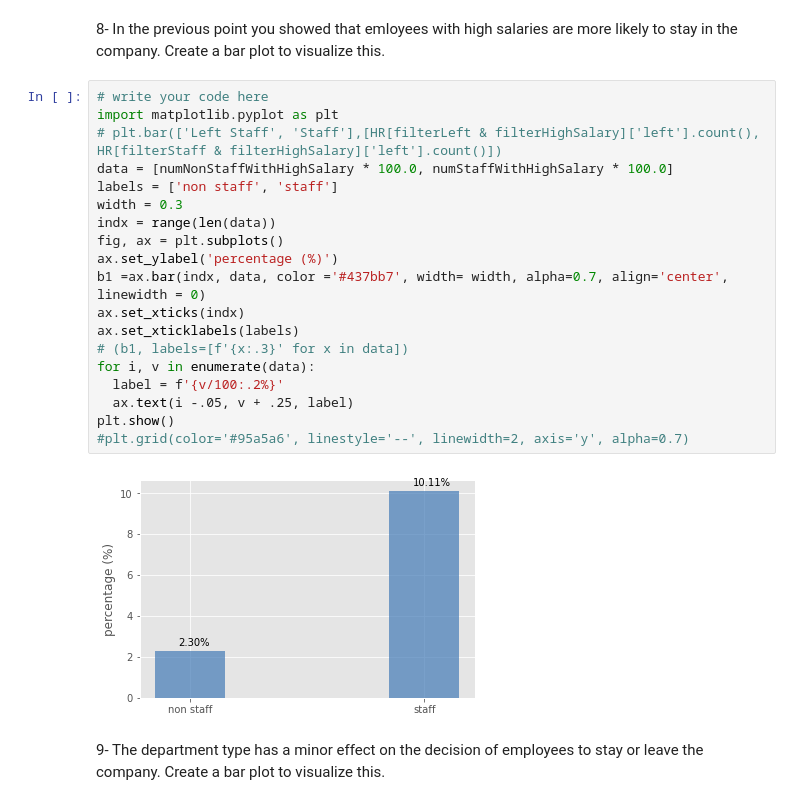
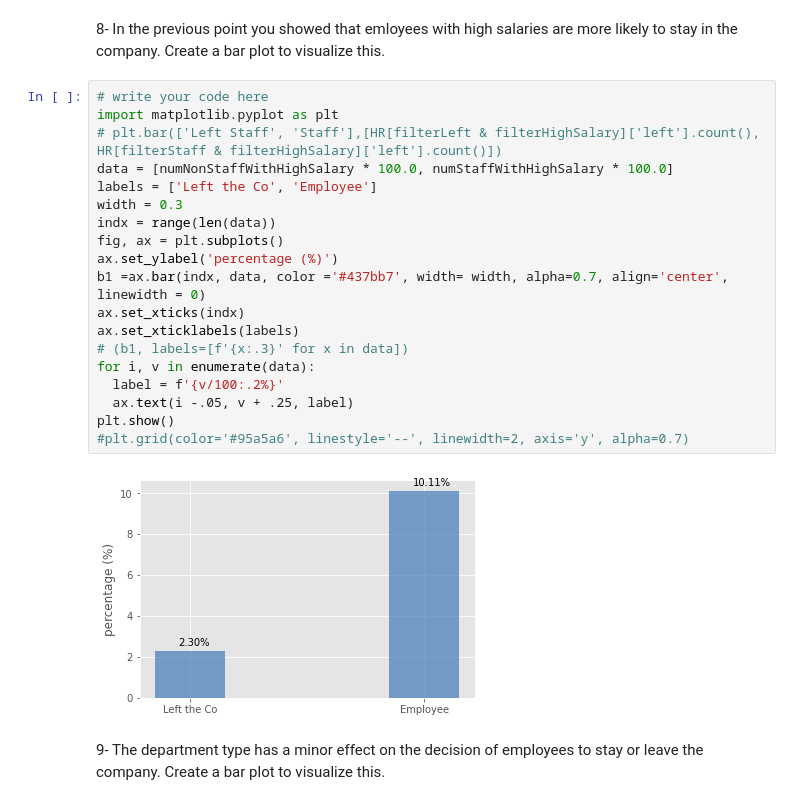
Before and after one commit to 4m-world/p, a Jupyter notebook: PythonIT_HRExercise.ipynb, the cells around one changed output. Cells and saved outputs as stored; diff of their text form.

```diff
--- a/PythonIT_HRExercise.ipynb
+++ b/PythonIT_HRExercise.ipynb
@@ -124,24 +124,24 @@ True
 # %%
 # write your code here
 import matplotlib.pyplot as plt
 # plt.bar(['Left Staff', 'Staff'],[HR[filterLeft & filterHighSalary]['left'].count(), HR[filterStaff & filterHighSalary]['left'].count()])
 data = [numNonStaffWithHighSalary * 100.0, numStaffWithHighSalary * 100.0]
-labels = ['non staff', 'staff']
+labels = ['Left the Co', 'Employee']
 width = 0.3
 indx = range(len(data))
 fig, ax = plt.subplots()
 ax.set_ylabel('percentage (%)')
 b1 =ax.bar(indx, data, color ='#437bb7', width= width, alpha=0.7, align='center', linewidth = 0)
 ax.set_xticks(indx)
 ax.set_xticklabels(labels)
 # (b1, labels=[f'{x:.3}' for x in data])
 for i, v in enumerate(data):
   label = f'{v/100:.2%}'
   ax.text(i -.05, v + .25, label)
 plt.show()
 #plt.grid(color='#95a5a6', linestyle='--', linewidth=2, axis='y', alpha=0.7)
 # %% [output]
-[figure, old version]
+[figure, new version]
 # %% [markdown]
 9- The department type has a minor effect on the decision of employees to stay or leave the company. Create a bar plot to visualize this.
 # %%
```
